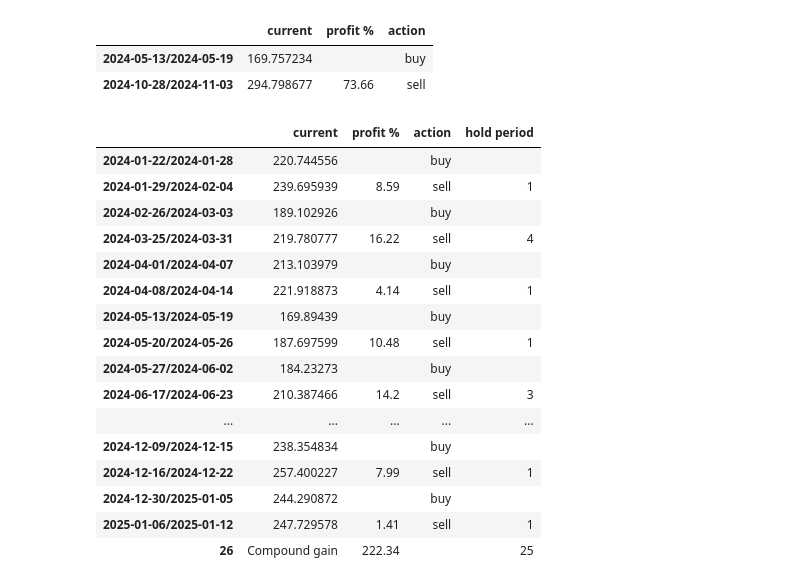
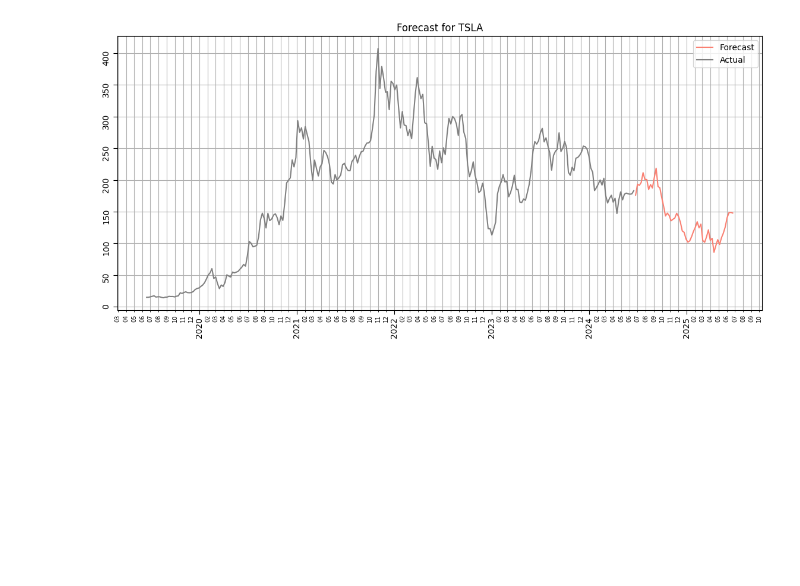
Before and after one commit to sienlonglim/financial_analysis_forecasting, a Jupyter notebook: p1_SARIMA_forecasting.ipynb, the cells around one changed output. Cells and saved outputs as stored; diff of their text form; code cells hidden in the pictures; blank space fills up the shorter version.

```diff
--- a/p1_SARIMA_forecasting.ipynb
+++ b/p1_SARIMA_forecasting.ipynb
@@ -60,28 +67,6 @@ Warnings:
-# %%
-forecaster.find_max_profit()
-forecaster['TSLA']['max_profit']
-# %% [output]
-|  | current | profit % | action |
-| 2024-05-13/2024-05-19 | 169.757234 |  | buy |
-| 2024-10-28/2024-11-03 | 294.798677 | 73.66 | sell |
-# %%
-forecaster.find_best_trades()
-forecaster.TSLA['best_trades']
-# %% [output]
-|  | current | profit % | action | hold period |
-| 2024-01-22/2024-01-28 | 220.744556 |  | buy |  |
-| 2024-01-29/2024-02-04 | 239.695939 | 8.59 | sell | 1 |
-| 2024-02-26/2024-03-03 | 189.102926 |  | buy |  |
-| 2024-03-25/2024-03-31 | 219.780777 | 16.22 | sell | 4 |
-| 2024-04-01/2024-04-07 | 213.103979 |  | buy |  |
-| 2024-04-08/2024-04-14 | 221.918873 | 4.14 | sell | 1 |
-| 2024-05-13/2024-05-19 | 169.89439 |  | buy |  |
-| 2024-05-20/2024-05-26 | 187.697599 | 10.48 | sell | 1 |
-| 2024-05-27/2024-06-02 | 184.23273 |  | buy |  |
-| 2024-06-17/2024-06-23 | 210.387466 | 14.2 | sell | 3 |
-| ... | ... | ... | ... | ... |
-| 2024-12-09/2024-12-15 | 238.354834 |  | buy |  |
-| 2024-12-16/2024-12-22 | 257.400227 | 7.99 | sell | 1 |
-| 2024-12-30/2025-01-05 | 244.290872 |  | buy |  |
-| 2025-01-06/2025-01-12 | 247.729578 | 1.41 | sell | 1 |
-| 26 | Compound gain | 222.34 |  | 25 |
+# %%
+fig = model.plot_forecast(
+    forecast_only=False
+)
+# %% [output]
+[figure, added]
```
Also changed, not shown: parts of 11 cells of this notebook, 7 other files.
